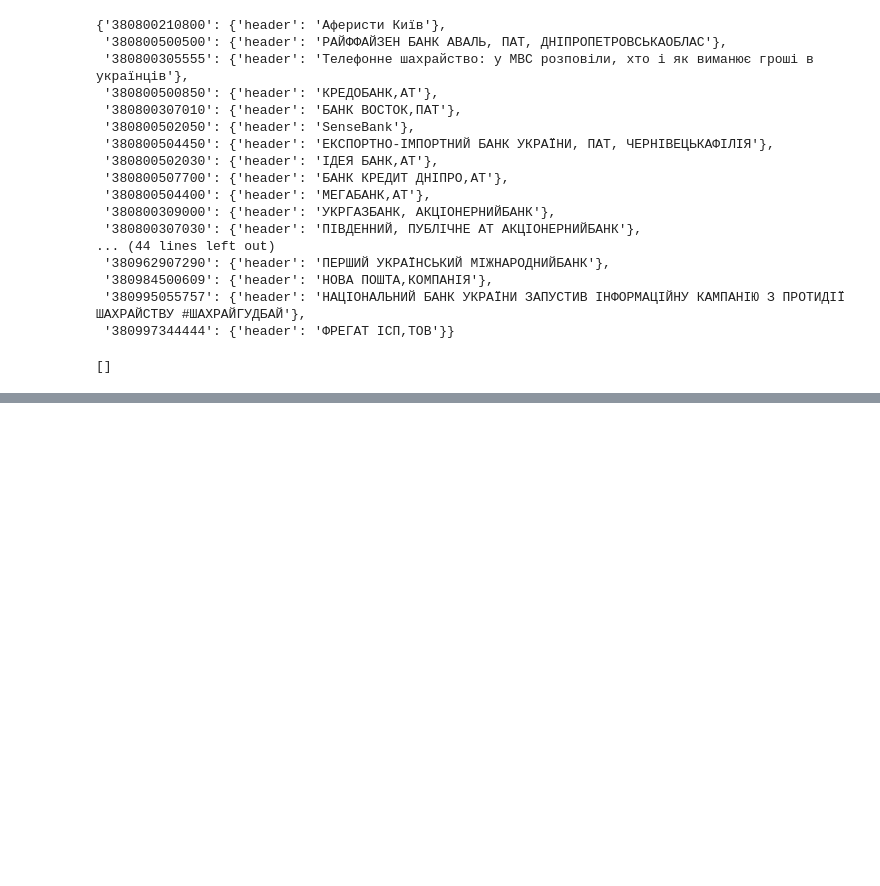
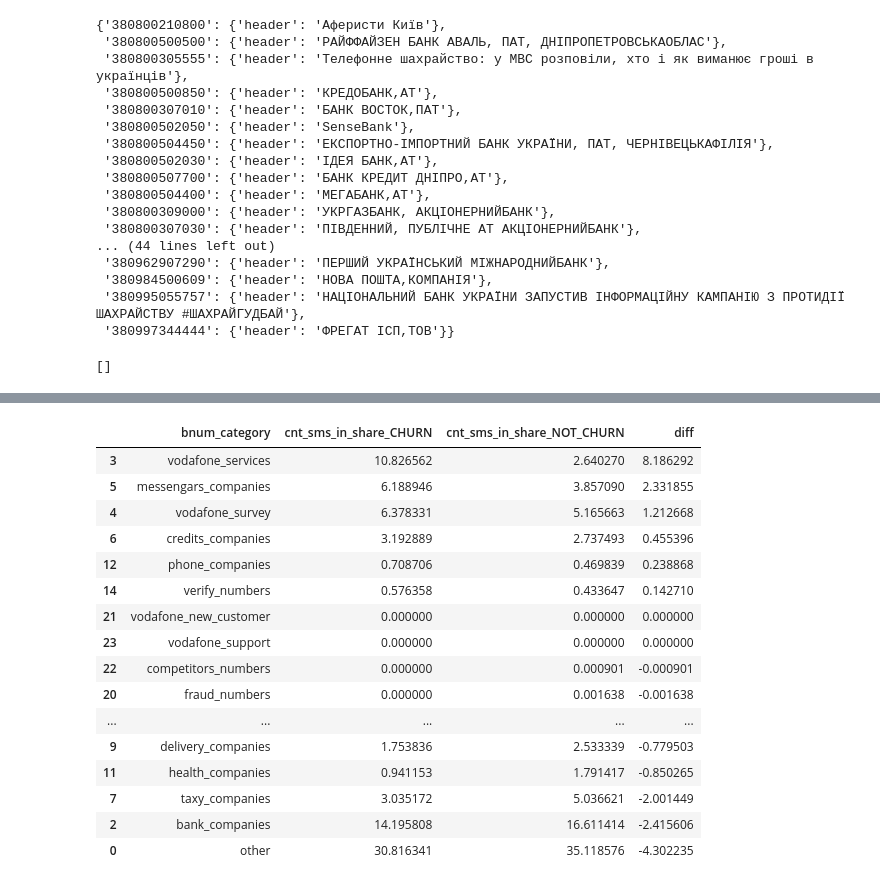
Before and after one commit to bezrukavyi/ML-churn-prediction, a Jupyter notebook: project_step_4.ipynb, the cells around one changed output, grey strips where cells are left out. Saved outputs shown, nothing was run; the diff lists cells and outputs as text; code cells hidden in the pictures; blank space fills up the shorter version.

```diff
--- a/project_step_4.ipynb
+++ b/project_step_4.ipynb
@@ -1014,0 +1171,6 @@ churn_false.groupby("bnum").count().sort_values("target", ascending=False)
+# %%
+df = churn_true_vodafone_agg.cnt_sms_out.reset_index()
+
+df["share"] = df.cnt_sms_out / df.cnt_sms_out.sum()
+
+df.sort_values("share", ascending=False)
@@ -1014,0 +1193,15 @@ churn_false.groupby("bnum").count().sort_values("target", ascending=False)
+# %%
+def build_compare_share_dataframe(bnum_df, feature_name):
+    new_dataframe = pd.DataFrame({"bnum_category": bnum_df["bnum_category"].unique()})
+
+    churn_true = bnum_df[(bnum_df["target"] == 1)]
+    churn_false = bnum_df[(bnum_df["target"] == 0)]
+
+    churn_true_with_shape = build_feature_share_df(churn_true, feature_name).drop(columns=[feature_name])
+    churn_false_with_shape = build_feature_share_df(churn_false, feature_name).drop(columns=[feature_name])
+
+    df = churn_true_with_shape.merge(churn_false_with_shape, on="bnum_category", suffixes=("_CHURN", "_NOT_CHURN"))
+
+    df["diff"] = df[f"{feature_name}_share_CHURN"] - df[f"{feature_name}_share_NOT_CHURN"]
+
+    return df.sort_values("diff", ascending=False)
@@ -1014,0 +1225,20 @@ churn_false.groupby("bnum").count().sort_values("target", ascending=False)
+# %%
+build_compare_share_dataframe(df_train_bnum, "cnt_sms_in")
+# %% [output]
+|  | bnum_category | cnt_sms_in_share_CHURN | cnt_sms_in_share_NOT_CHURN | diff |
+| 3 | vodafone_services | 10.826562 | 2.640270 | 8.186292 |
+| 5 | messengars_companies | 6.188946 | 3.857090 | 2.331855 |
+| 4 | vodafone_survey | 6.378331 | 5.165663 | 1.212668 |
+| 6 | credits_companies | 3.192889 | 2.737493 | 0.455396 |
+| 12 | phone_companies | 0.708706 | 0.469839 | 0.238868 |
+| 14 | verify_numbers | 0.576358 | 0.433647 | 0.142710 |
+| 21 | vodafone_new_customer | 0.000000 | 0.000000 | 0.000000 |
+| 23 | vodafone_support | 0.000000 | 0.000000 | 0.000000 |
+| 22 | competitors_numbers | 0.000000 | 0.000901 | -0.000901 |
+| 20 | fraud_numbers | 0.000000 | 0.001638 | -0.001638 |
+| ... | ... | ... | ... | ... |
+| 9 | delivery_companies | 1.753836 | 2.533339 | -0.779503 |
+| 11 | health_companies | 0.941153 | 1.791417 | -0.850265 |
+| 7 | taxy_companies | 3.035172 | 5.036621 | -2.001449 |
+| 2 | bank_companies | 14.195808 | 16.611414 | -2.415606 |
+| 0 | other | 30.816341 | 35.118576 | -4.302235 |
```
Also changed, not shown: parts of 45 cells of this notebook, 2 other files.
